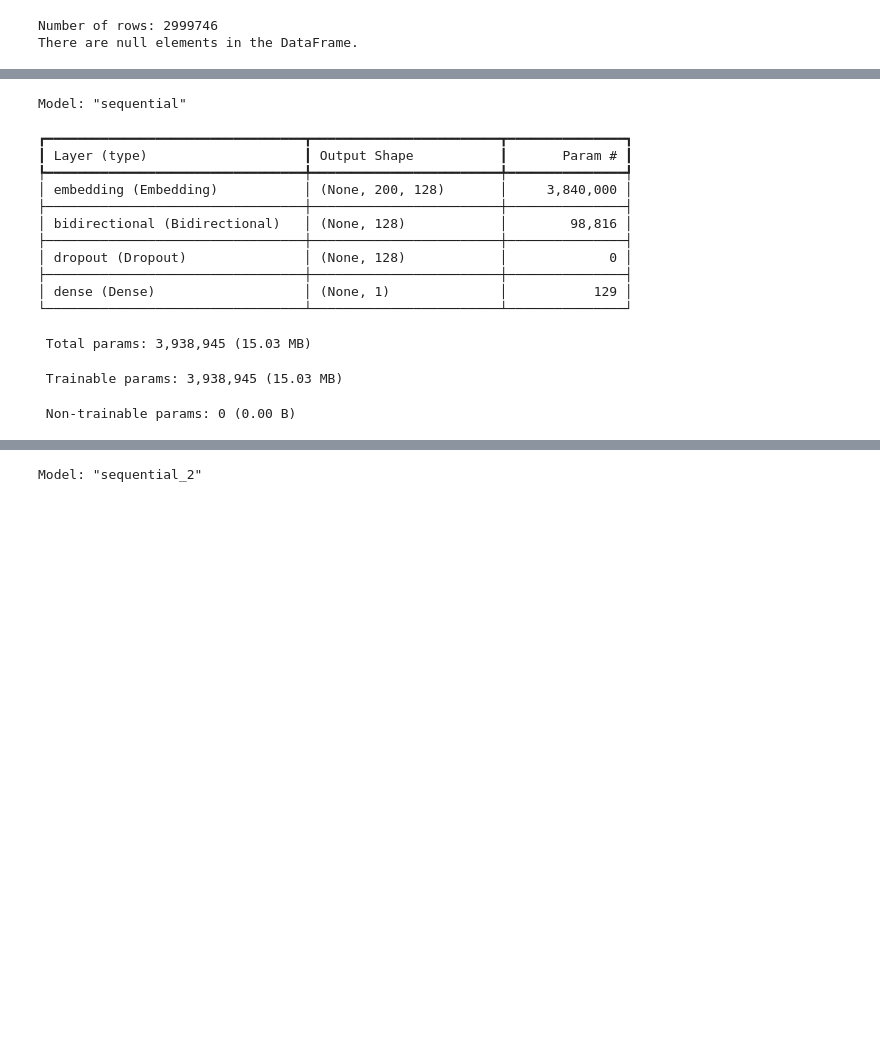
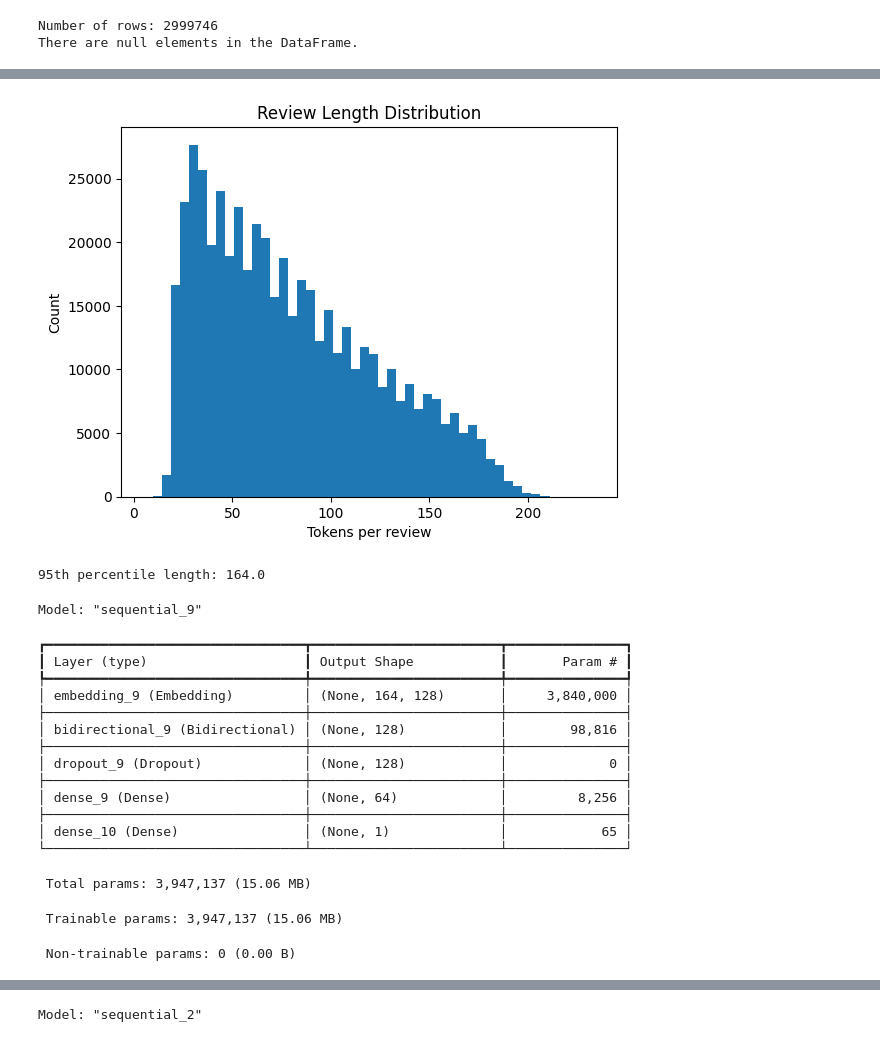
Before and after one commit to andr3w1699/HumanLanguageTechnologyProject, a Jupyter notebook: SentimentClassificationWithRecurrent.ipynb, the cells around one changed output, grey strips where cells are left out. Saved outputs shown, nothing was run; the diff lists cells and outputs as text; code cells hidden in the pictures; blank space fills up the shorter version.

```diff
--- a/SentimentClassificationWithRecurrent.ipynb
+++ b/SentimentClassificationWithRecurrent.ipynb
@@ -93,6 +105,6 @@ df_train_binary = df_train[df_train['label'] != 3].copy()
 df_train_binary['sentiment'] = df_train_binary['label'].apply(lambda x: 1 if x > 3 else 0)
 # %%
 df_train_binary['review'] = df_train_binary['title'].fillna('') + ' ' + df_train_binary['text'].fillna('')
-df_train_sampled = df_train_binary.sample(n=150000, random_state=42)
+df_train_sampled = df_train_binary.sample(n=1000000, random_state=42)
 X = df_train_sampled['review'].values
 y = df_train_sampled['sentiment'].values
@@ -99,3 +135,21 @@ y = df_train_sampled['sentiment'].values
+# %%
+# lowercasing
+X = [text.lower() for text in X]
+X = [text.replace('\n', ' ') for text in X]  # Remove line breaks
+
+# removing punctuation
+# import string
+# X = [text.translate(str.maketrans('', '', string.punctuation)) for text in X]
+
+# removing stop words
+# from nltk.corpus import stopwords
+# stop_words = set(stopwords.words('english'))
+# X = [' '.join([word for word in text.split() if word not in stop_words]) for text in X]
+
+# stemming/lemmatization
+# from nltk.stem import WordNetLemmatizer
+# lemmatizer = WordNetLemmatizer()
+# X = [' '.join([lemmatizer.lemmatize(word) for word in text.split()]) for text in X]
 # %%
 from tensorflow.keras.preprocessing.text import Tokenizer
 from tensorflow.keras.preprocessing.sequence import pad_sequences
@@ -113,0 +166,15 @@ X_padded = pad_sequences(sequences, maxlen=max_len, padding='post', truncating='
+# %%
+import matplotlib.pyplot as plt
+lengths = [len(seq) for seq in sequences]
+plt.hist(lengths, bins=50)
+plt.title("Review Length Distribution")
+plt.xlabel("Tokens per review")
+plt.ylabel("Count")
+plt.show()
+# %% [output]
+[figure, added]
+# %%
+import numpy as np
+print("95th percentile length:", np.percentile(lengths, 95))
+# %% [output]
+95th percentile length: 164.0
@@ -121,7 +194,7 @@ from tensorflow.keras.models import Sequential
 
 model_BiLSTM = Sequential([
     Input(shape=(max_len,)),  # Define the input shape
-    Embedding(input_dim=max_words, output_dim=128),
+    Embedding(input_dim=max_words, output_dim=128, mask_zero=True),
     Bidirectional(LSTM(64)),  # BiLSTM instead of LSTM
     Dropout(0.5),
     Dense(1, activation='sigmoid')
@@ -129,20 +202,22 @@ model_BiLSTM = Sequential([
 model_BiLSTM.compile(loss='binary_crossentropy', optimizer='adam', metrics=['accuracy'])
 model_BiLSTM.summary()
 # %% [output]
-Model: "sequential"
+Model: "sequential_9"
 ┏━━━━━━━━━━━━━━━━━━━━━━━━━━━━━━━━━┳━━━━━━━━━━━━━━━━━━━━━━━━┳━━━━━━━━━━━━━━━┓
 ┃ Layer (type)                    ┃ Output Shape           ┃       Param # ┃
 ┡━━━━━━━━━━━━━━━━━━━━━━━━━━━━━━━━━╇━━━━━━━━━━━━━━━━━━━━━━━━╇━━━━━━━━━━━━━━━┩
-│ embedding (Embedding)           │ (None, 200, 128)       │     3,840,000 │
+│ embedding_9 (Embedding)         │ (None, 164, 128)       │     3,840,000 │
 ├─────────────────────────────────┼────────────────────────┼───────────────┤
-│ bidirectional (Bidirectional)   │ (None, 128)            │        98,816 │
+│ bidirectional_9 (Bidirectional) │ (None, 128)            │        98,816 │
 ├─────────────────────────────────┼────────────────────────┼───────────────┤
-│ dropout (Dropout)               │ (None, 128)            │             0 │
+│ dropout_9 (Dropout)             │ (None, 128)            │             0 │
 ├─────────────────────────────────┼────────────────────────┼───────────────┤
-│ dense (Dense)                   │ (None, 1)              │           129 │
+│ dense_9 (Dense)                 │ (None, 64)             │         8,256 │
+├─────────────────────────────────┼────────────────────────┼───────────────┤
+│ dense_10 (Dense)                │ (None, 1)              │            65 │
 └─────────────────────────────────┴────────────────────────┴───────────────┘
- Total params: 3,938,945 (15.03 MB)
+ Total params: 3,947,137 (15.06 MB)
- Trainable params: 3,938,945 (15.03 MB)
+ Trainable params: 3,947,137 (15.06 MB)
  Non-trainable params: 0 (0.00 B)
 # %%
 from tensorflow.keras.layers import LSTM, Input, Dense, Dropout, Embedding
```
Also changed, not shown: parts of 27 cells of this notebook.
